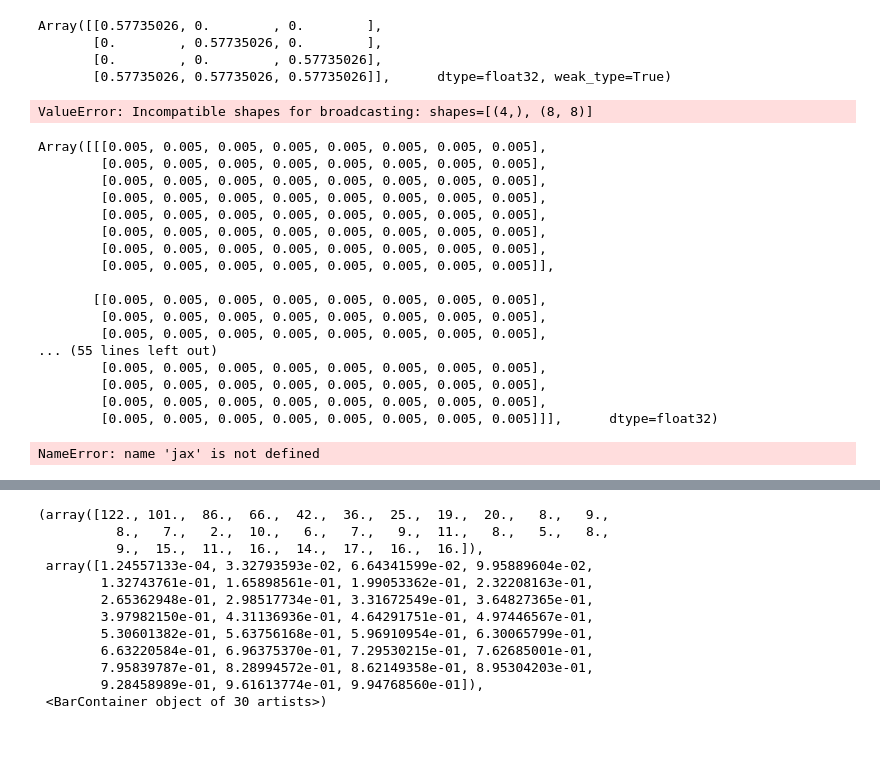
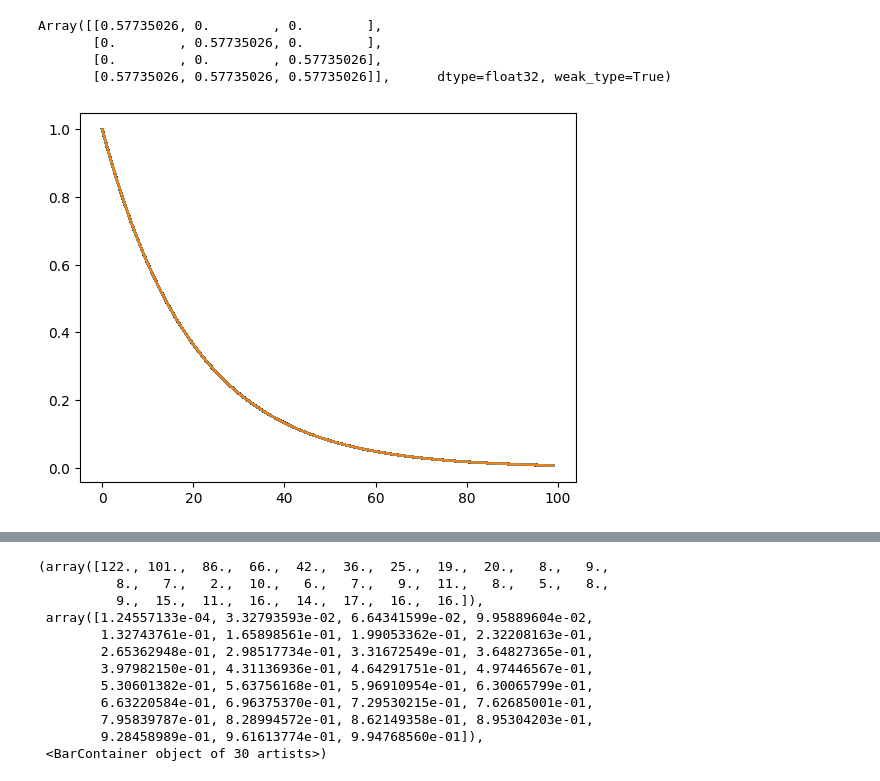
Before and after one commit to mackelab/dmri, a Jupyter notebook: notebooks/dmri_global_sim.ipynb, the cells around one changed output, grey strips where cells are left out. Cells and saved outputs as stored; diff of their text form; code cells hidden in the pictures; blank space fills up the shorter version.

Commit message:
global ball and stick

```diff
--- a/notebooks/dmri_global_sim.ipynb
+++ b/notebooks/dmri_global_sim.ipynb
@@ -37,3 +35,8 @@ acq = acquisition_scheme(bvals = jnp.array([0, 1000, 2000, 3000]), bvecs = jnp.a
+# %%
+bvecs = jax.random.normal(jax.random.key(1), (100,3))
+bvecs = bvecs / jnp.linalg.norm(bvecs, axis=-1, keepdims=True)
+
+acq = acquisition_scheme(bvals = jnp.linspace(0, 1000, 100), bvecs = bvecs)
 # %%
 acq.bvecs
 # %% [output]
@@ -45,31 +48,5 @@ Array([[0.57735026, 0.        , 0.        ],
 fiberField = fiberPrior.sample(jax.random.key(4))
 vmap3d = lambda f: jax.vmap(jax.vmap(jax.vmap(f)))
 ball = GlobalBall.from_theta(jnp.zeros((8,8,8,1)), fiber_field=fiberField.volume_fraction[..., None])
-stick = GlobalStick.from_theta(jnp.zeros((8,8,8,3)), fiber_field=fiberField.tangents[...])
-jax.vmap(ball.signal_fn, in_axes=(None, 0))(acq, ball.lam)
+stick = GlobalStick.from_theta(jnp.ones((8,8,8,3)), fiber_field=fiberField.tangents[...])
+#jax.vmap(jax.vmap(jax.vmap(ball.signal_fn, in_axes=(None, 0)), in_axes=(None,0)), in_axes=(None,0))(acq, ball.lam).shape
-# %% [output]
-ValueError: Incompatible shapes for broadcasting: shapes=[(4,), (8, 8)]
-# %%
-ball.lam
-# %% [output]
-Array([[[0.005, 0.005, 0.005, 0.005, 0.005, 0.005, 0.005, 0.005],
-        [0.005, 0.005, 0.005, 0.005, 0.005, 0.005, 0.005, 0.005],
-        [0.005, 0.005, 0.005, 0.005, 0.005, 0.005, 0.005, 0.005],
-        [0.005, 0.005, 0.005, 0.005, 0.005, 0.005, 0.005, 0.005],
-        [0.005, 0.005, 0.005, 0.005, 0.005, 0.005, 0.005, 0.005],
-        [0.005, 0.005, 0.005, 0.005, 0.005, 0.005, 0.005, 0.005],
-        [0.005, 0.005, 0.005, 0.005, 0.005, 0.005, 0.005, 0.005],
-        [0.005, 0.005, 0.005, 0.005, 0.005, 0.005, 0.005, 0.005]],
-
-       [[0.005, 0.005, 0.005, 0.005, 0.005, 0.005, 0.005, 0.005],
-        [0.005, 0.005, 0.005, 0.005, 0.005, 0.005, 0.005, 0.005],
-        [0.005, 0.005, 0.005, 0.005, 0.005, 0.005, 0.005, 0.005],
-... (55 lines left out)
-        [0.005, 0.005, 0.005, 0.005, 0.005, 0.005, 0.005, 0.005],
-        [0.005, 0.005, 0.005, 0.005, 0.005, 0.005, 0.005, 0.005],
-        [0.005, 0.005, 0.005, 0.005, 0.005, 0.005, 0.005, 0.005],
-        [0.005, 0.005, 0.005, 0.005, 0.005, 0.005, 0.005, 0.005]]],      dtype=float32)
-# %%
-jax.vmap(fiberPrior.sample)(jax.random.split(jax.random.key(3), 10))
-# %% [output]
-NameError: name 'jax' is not defined
@@ -75,0 +55,7 @@ NameError: name 'jax' is not defined
+# %%
+signal_ball = ball.signal(acq)
+signal_stick = stick.signal(acq)
+# %%
+_ = plt.plot(signal_ball.reshape(-1,100).T)
+# %% [output]
+[figure, added]
```
Also changed, not shown: parts of 3 cells of this notebook, 1 other file.
